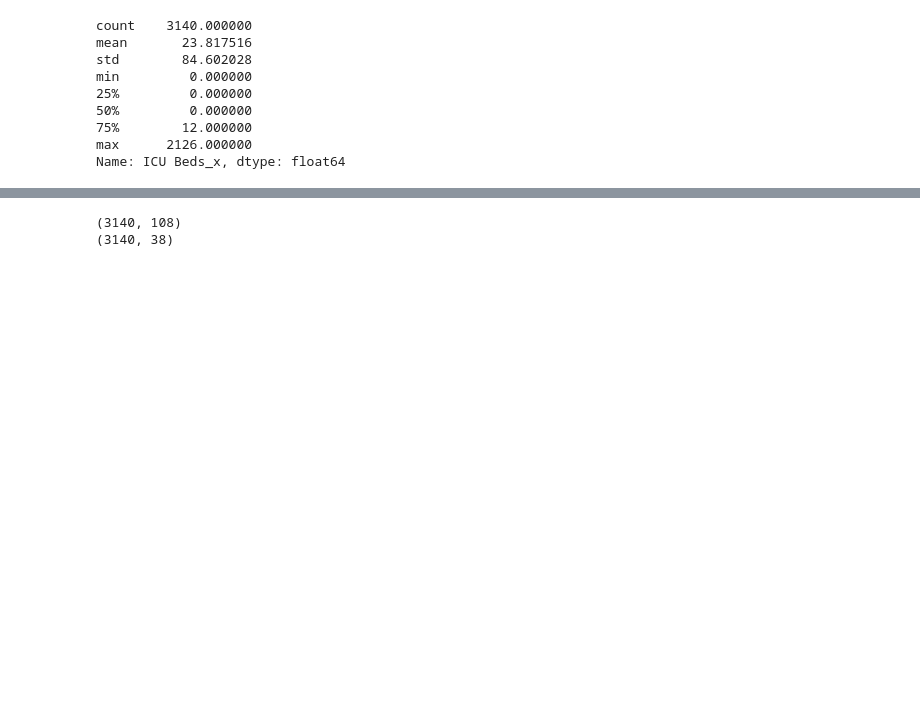
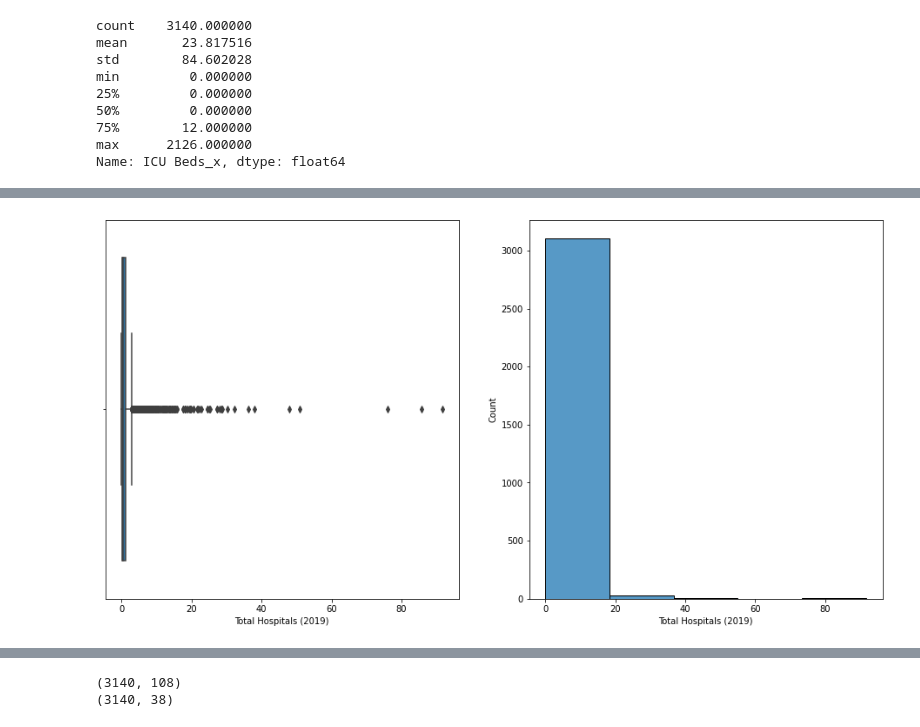
Before and after one commit to JuanAntonaccio/linear_reagresion_reg, a Jupyter notebook: src/explore.ipynb, the cells around one changed output, grey strips where cells are left out. Saved outputs shown, nothing was run; the diff lists cells and outputs as text; code cells hidden in the pictures; blank space fills up the shorter version.

```diff
--- a/src/explore.ipynb
+++ b/src/explore.ipynb
@@ -195,0 +221,4 @@ describe[['ICU Beds_x','Active Physicians per 100000 Population 2018 (AAMC)','To
+# %%
+outliers('Total Hospitals (2019)')
+# %% [output]
+[figure, added]
```
Also changed, not shown: parts of 8 cells of this notebook.
